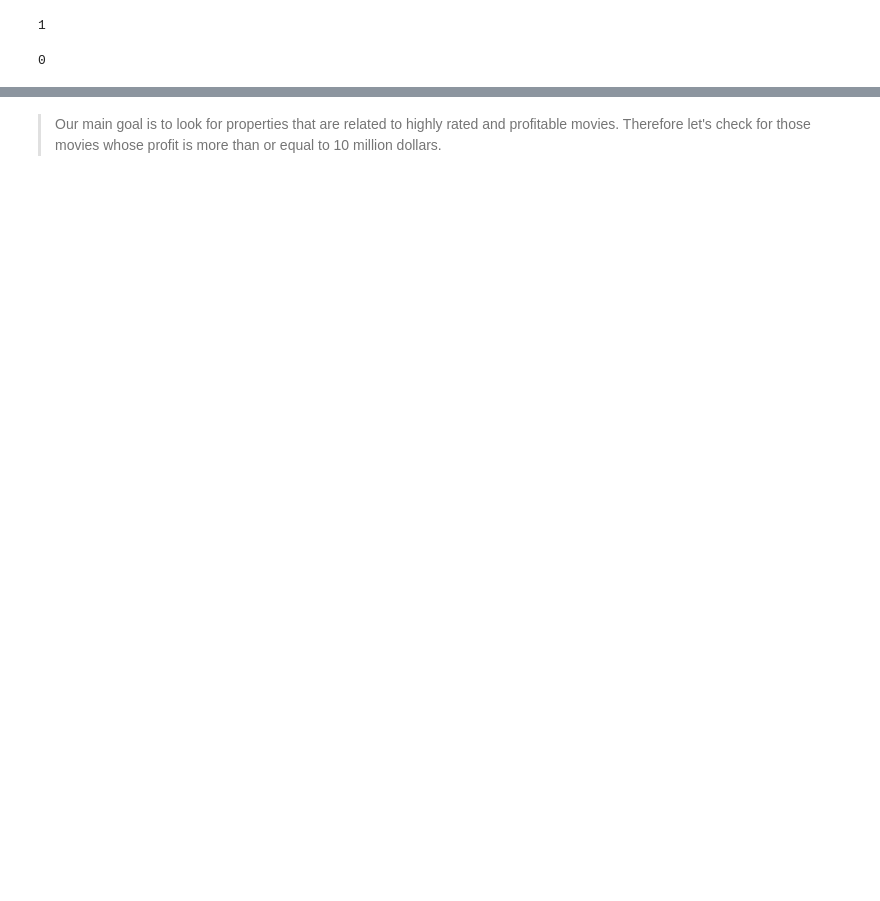
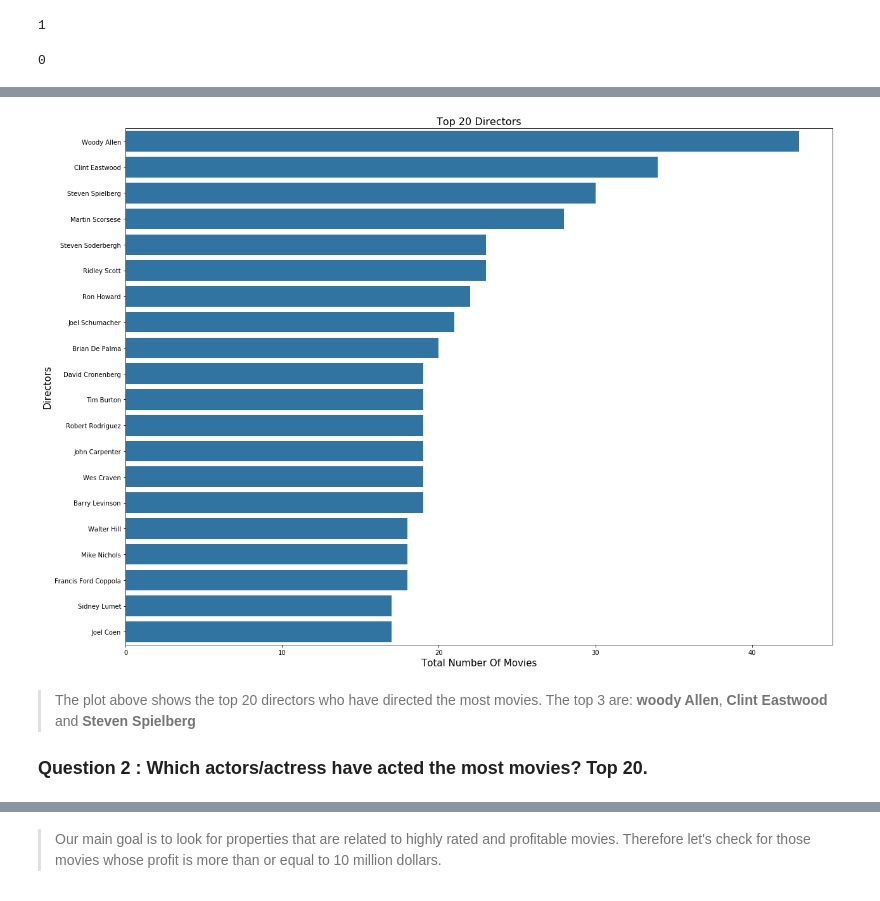
Before and after one commit to anniemburu/Investigate-the-TMDb-Dataset, a Jupyter notebook: movies.ipynb, the cells around one changed output, grey strips where cells are left out. Cells and saved outputs as stored; diff of their text form; code cells hidden in the pictures; blank space fills up the shorter version.

Commit message:
Re-did the visualizations and analyzed two more variables

```diff
--- a/movies.ipynb
+++ b/movies.ipynb
@@ -538,0 +225,7 @@ highr_movie_df.head()
+# %%
+#Replace the zeros with NaNs
+movie_df['budget'] = movie_df['budget'].replace(0, np.NaN)
+movie_df['revenue'] = movie_df['revenue'].replace(0, np.NaN)
+movie_df['runtime'] = movie_df['runtime'].replace(0, np.NaN)
+
+movie_df.isna().sum()
@@ -538,0 +268,42 @@ highr_movie_df.head()
+# %%
+# Create a count function
+def counter(column):
+
+    #join all the entries in the column to a single string
+    concat_str = movie_df[column].str.cat(sep='|')
+
+    # Change the string to series
+    sep_str = pd.Series(concat_str.split(sep='|'))
+
+    return sep_str
+# %%
+# Store the series in a dataframe
+directors_df = counter('director').to_frame('director')
+
+#Get the unique values
+directors_df = directors_df['director'].value_counts().to_frame('director').reset_index()
+
+#rename columns
+directors_df = directors_df.rename(columns={'index':'director','director':'movies_directed'})
+# %%
+#Cut the first 20 directors
+new_directors_df = directors_df.iloc[:20]
+
+#Set color for the bar graph
+base_color = sns.color_palette()[0]
+fig_dims = (20, 15)
+fig, ax = plt.subplots(figsize = fig_dims)
+
+#Plot the bargraph
+sns.barplot(data = new_directors_df, x = 'movies_directed', y = 'director', color = base_color, ax = ax);
+
+#Set the title and axes
+plt.title("Top 20 Directors", fontsize=16);
+plt.xlabel("Total Number Of Movies",fontsize=15);
+plt.ylabel("Directors",fontsize= 15);
+# %% [output]
+[figure, added]
+# %% [markdown]
+> The plot above shows the top 20 directors who have directed the most movies. The top 3 are: **woody Allen**, **Clint Eastwood** and **Steven Spielberg**
+
+### Question 2 : Which actors/actress have acted the most movies? Top 20.
```
Also changed, not shown: parts of 125 cells of this notebook, 1 other file.
